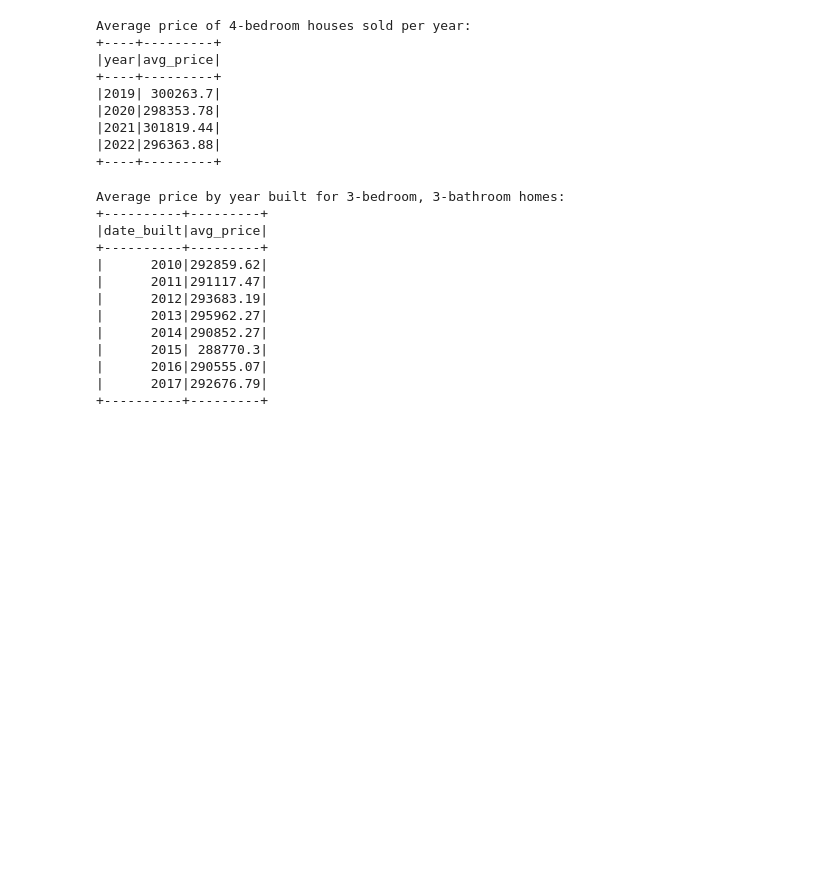
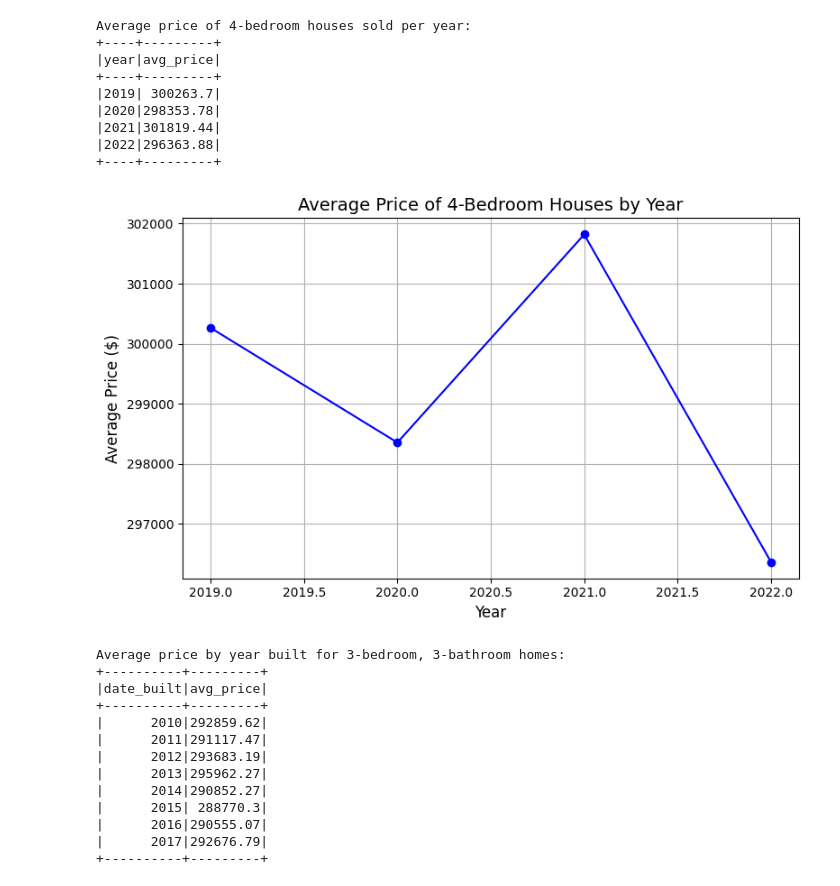
Before and after one commit to LegallyNotBlonde/MegaData_SparkProject_Home_Sales, a Jupyter notebook: Home_Sales_ipynb_colab.ipynb, the cells around one changed output. Cells and saved outputs as stored; diff of their text form; code cells hidden in the pictures; blank space fills up the shorter version.

Commit message:
added graphs

```diff
--- a/Home_Sales_ipynb_colab.ipynb
+++ b/Home_Sales_ipynb_colab.ipynb
@@ -104,6 +105,22 @@ Average price of 4-bedroom houses sold per year:
 |2021|301819.44|
 |2022|296363.88|
 +----+---------+
+# %%
+# Query results for Average Price of 4-Bedroom Houses by Year
+result_4_bedrooms = spark.sql(query_avg_price_4_bedrooms).toPandas()
+
+# Line Graph for Average Price of 4-Bedroom Houses by Year
+plt.figure(figsize=(8, 5))
+plt.plot(result_4_bedrooms['year'], result_4_bedrooms['avg_price'], marker='o', color='blue')
+plt.title("Average Price of 4-Bedroom Houses by Year", fontsize=14)
+plt.xlabel("Year", fontsize=12)
+plt.ylabel("Average Price ($)", fontsize=12)
+plt.grid(True)
+plt.tight_layout()
+plt.savefig("Visualization/avg_price_4_bedrooms.png", dpi=300)
+plt.show()
+# %% [output]
+[figure, added]
 # %%
 # Average Price by Year Built for Homes with 3 Bedrooms and 3 Bathrooms
 query_avg_price_3b_3ba = """
```
Also changed, not shown: parts of 6 cells of this notebook, 3 other files.
